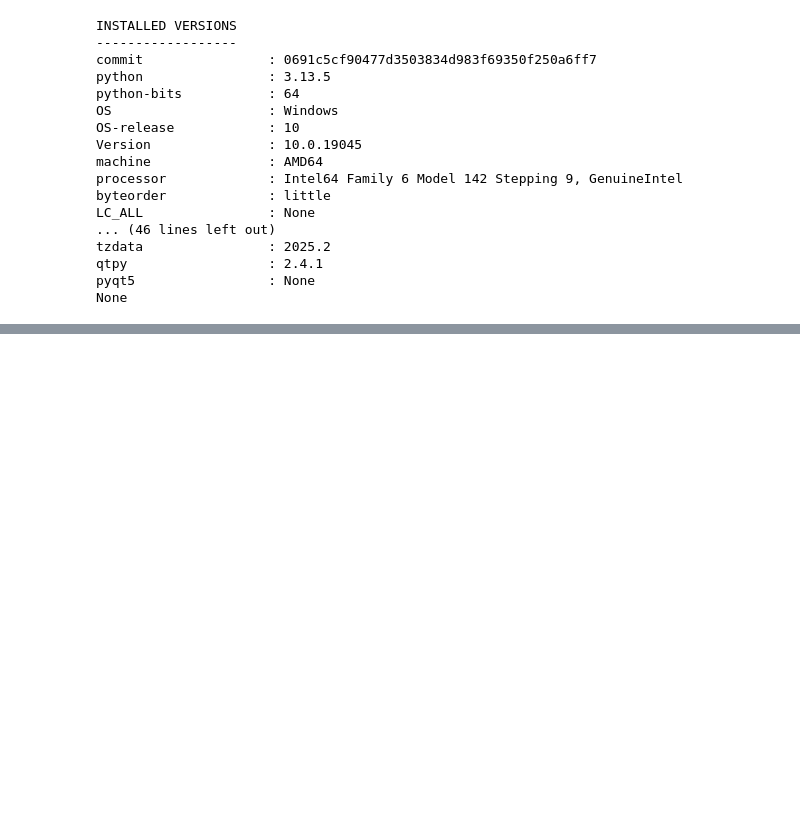
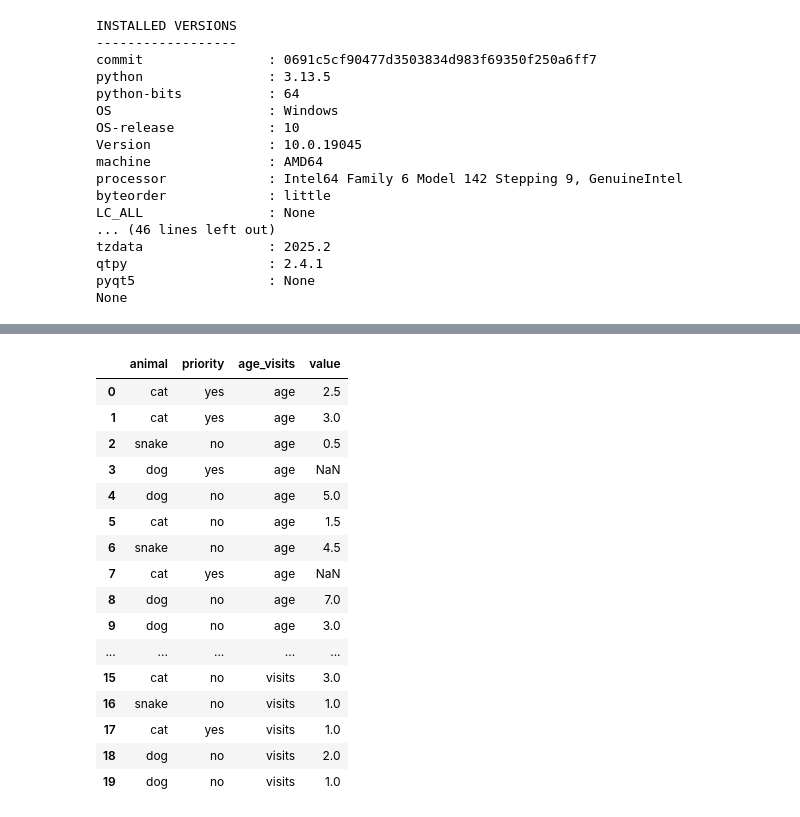
Before and after one commit to Joshika-Dyavanpalli/ml_research_journey, a Jupyter notebook: pandas.ipynb, the cells around one changed output, grey strips where cells are left out. Cells and saved outputs as stored; diff of their text form; code cells hidden in the pictures; blank space fills up the shorter version.

```diff
--- a/pandas.ipynb
+++ b/pandas.ipynb
@@ -146,0 +161,3 @@ None
+# %%
+df.loc["f","age"]=1.5
+print(df.loc["f"])
@@ -146,0 +257,20 @@ None
+# %%
+df.melt(id_vars=["animal","priority"],value_vars=["age","visits"],var_name="age_visits",value_name="value")
+# %% [output]
+|  | animal | priority | age_visits | value |
+| 0 | cat | yes | age | 2.5 |
+| 1 | cat | yes | age | 3.0 |
+| 2 | snake | no | age | 0.5 |
+| 3 | dog | yes | age | NaN |
+| 4 | dog | no | age | 5.0 |
+| 5 | cat | no | age | 1.5 |
+| 6 | snake | no | age | 4.5 |
+| 7 | cat | yes | age | NaN |
+| 8 | dog | no | age | 7.0 |
+| 9 | dog | no | age | 3.0 |
+| ... | ... | ... | ... | ... |
+| 15 | cat | no | visits | 3.0 |
+| 16 | snake | no | visits | 1.0 |
+| 17 | cat | yes | visits | 1.0 |
+| 18 | dog | no | visits | 2.0 |
+| 19 | dog | no | visits | 1.0 |
```
Also changed, not shown: parts of 20 cells of this notebook, 1 other file.
